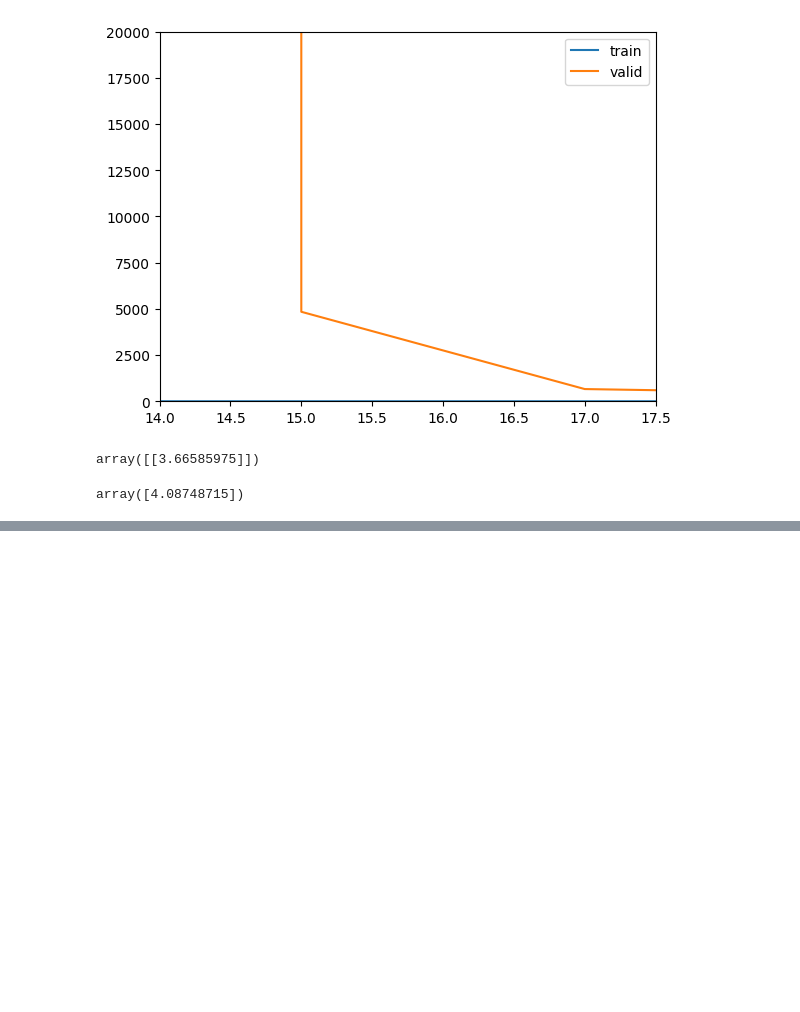
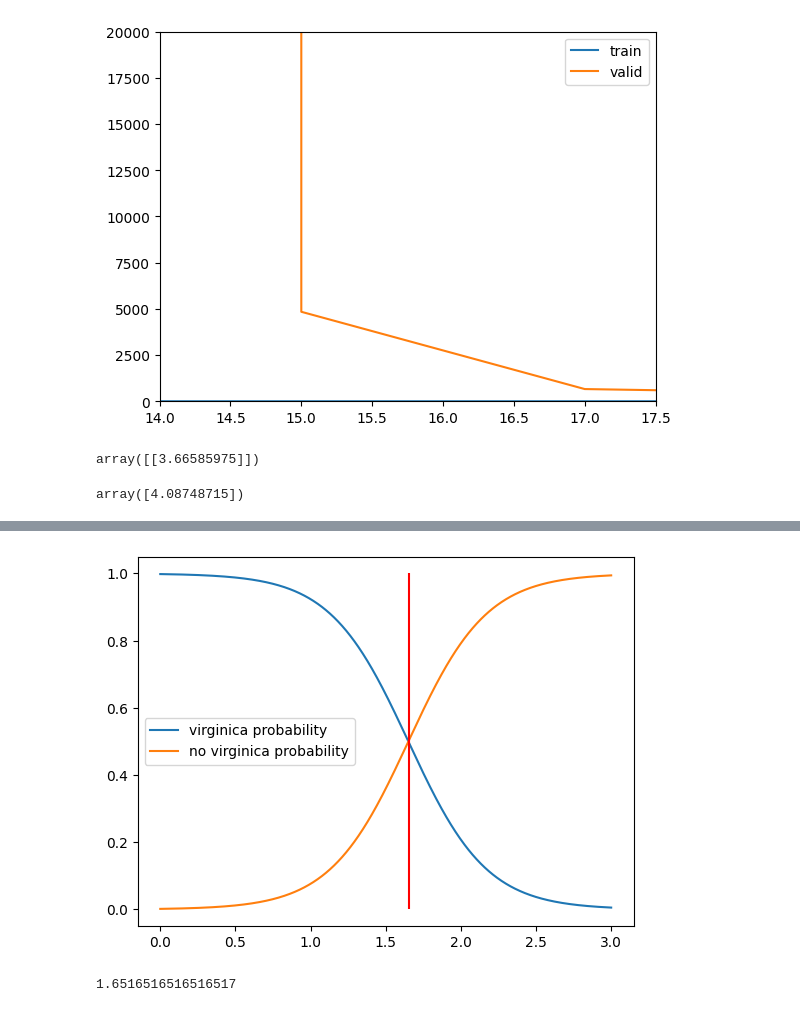
Before and after one commit to pppfkp/homl, a Jupyter notebook: homl/ch03_models_exercises.ipynb, the cells around one changed output, grey strips where cells are left out. Drawn from its saved outputs; the diff is of its cells as text; code cells hidden in the pictures; blank space fills up the shorter version.

```diff
--- a/homl/ch03_models_exercises.ipynb
+++ b/homl/ch03_models_exercises.ipynb
@@ -265,0 +322,5 @@ array([4.08748715])
+# %%
+from sklearn.datasets import load_iris
+iris = load_iris(as_frame=True)
+list(iris)
+iris.data
@@ -265,0 +361,23 @@ array([4.08748715])
+# %%
+from sklearn.linear_model import LogisticRegression
+from sklearn.model_selection import train_test_split
+
+X = iris.data[["petal width (cm)"]].values
+y = iris.target_names[iris.target] == 'virginica'
+X_train, X_test, y_train, y_test = train_test_split(X, y, random_state=42)
+
+log_reg = LogisticRegression(random_state=42)
+log_reg.fit(X_train, y_train)
+
+X_new = np.linspace(0,3,1000).reshape(-1, 1)
+y_proba = log_reg.predict_proba(X_new)
+plt.plot(X_new, y_proba[:, 0], label="virginica probability")
+plt.plot(X_new, y_proba[:, 1], label="no virginica probability")
+decision_boundary = X_new[y_proba[:, 1] >= 0.5][0,0]
+plt.vlines(decision_boundary, 0, 1, "r")
+plt.legend()
+plt.show()
+decision_boundary
+# %% [output]
+[figure, added]
+1.6516516516516517
```
Also changed, not shown: parts of 8 cells of this notebook.
